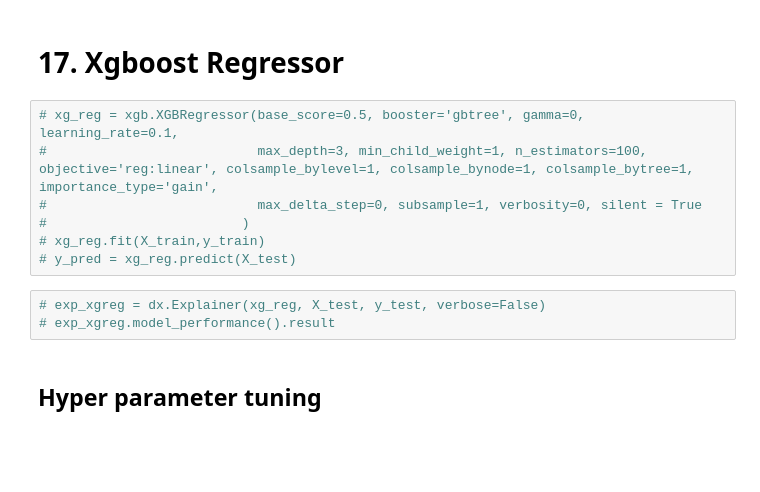
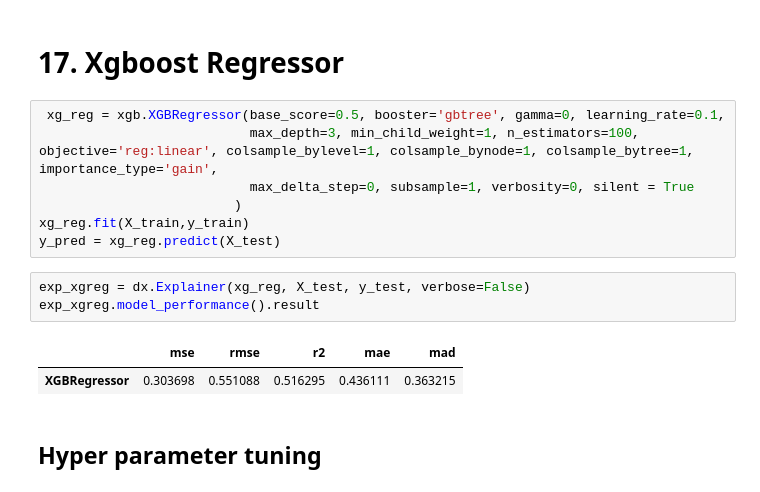
Before and after one commit to Heity94/Compas-recidivism-analysis, a Jupyter notebook: notebooks/Lilit/Regression_Notebook_Final_comments_PH.ipynb, the cells around one changed output. Saved outputs shown, nothing was run; the diff lists cells and outputs as text; blank space fills up the shorter version.

```diff
--- a/notebooks/Lilit/Regression_Notebook_Final_comments_PH.ipynb
+++ b/notebooks/Lilit/Regression_Notebook_Final_comments_PH.ipynb
@@ -997,15 +1015,18 @@ plot.show(figsize=(10, 5))
 # %% [markdown]
 # 17. Xgboost Regressor
 # %%
-# xg_reg = xgb.XGBRegressor(base_score=0.5, booster='gbtree', gamma=0, learning_rate=0.1,
-#                           max_depth=3, min_child_weight=1, n_estimators=100, objective='reg:linear', colsample_bylevel=1, colsample_bynode=1, colsample_bytree=1, importance_type='gain',
-#                           max_delta_step=0, subsample=1, verbosity=0, silent = True
-#                         )
-# xg_reg.fit(X_train,y_train)
-# y_pred = xg_reg.predict(X_test)
+ xg_reg = xgb.XGBRegressor(base_score=0.5, booster='gbtree', gamma=0, learning_rate=0.1,
+                           max_depth=3, min_child_weight=1, n_estimators=100, objective='reg:linear', colsample_bylevel=1, colsample_bynode=1, colsample_bytree=1, importance_type='gain',
+                           max_delta_step=0, subsample=1, verbosity=0, silent = True
+                         )
+xg_reg.fit(X_train,y_train)
+y_pred = xg_reg.predict(X_test)
 # %%
-# exp_xgreg = dx.Explainer(xg_reg, X_test, y_test, verbose=False)
-# exp_xgreg.model_performance().result
+exp_xgreg = dx.Explainer(xg_reg, X_test, y_test, verbose=False)
+exp_xgreg.model_performance().result
+# %% [output]
+|  | mse | rmse | r2 | mae | mad |
+| XGBRegressor | 0.303698 | 0.551088 | 0.516295 | 0.436111 | 0.363215 |
 # %% [markdown]
 ## Hyper parameter tuning
 # %%
```
Also changed, not shown: parts of 41 cells of this notebook.
